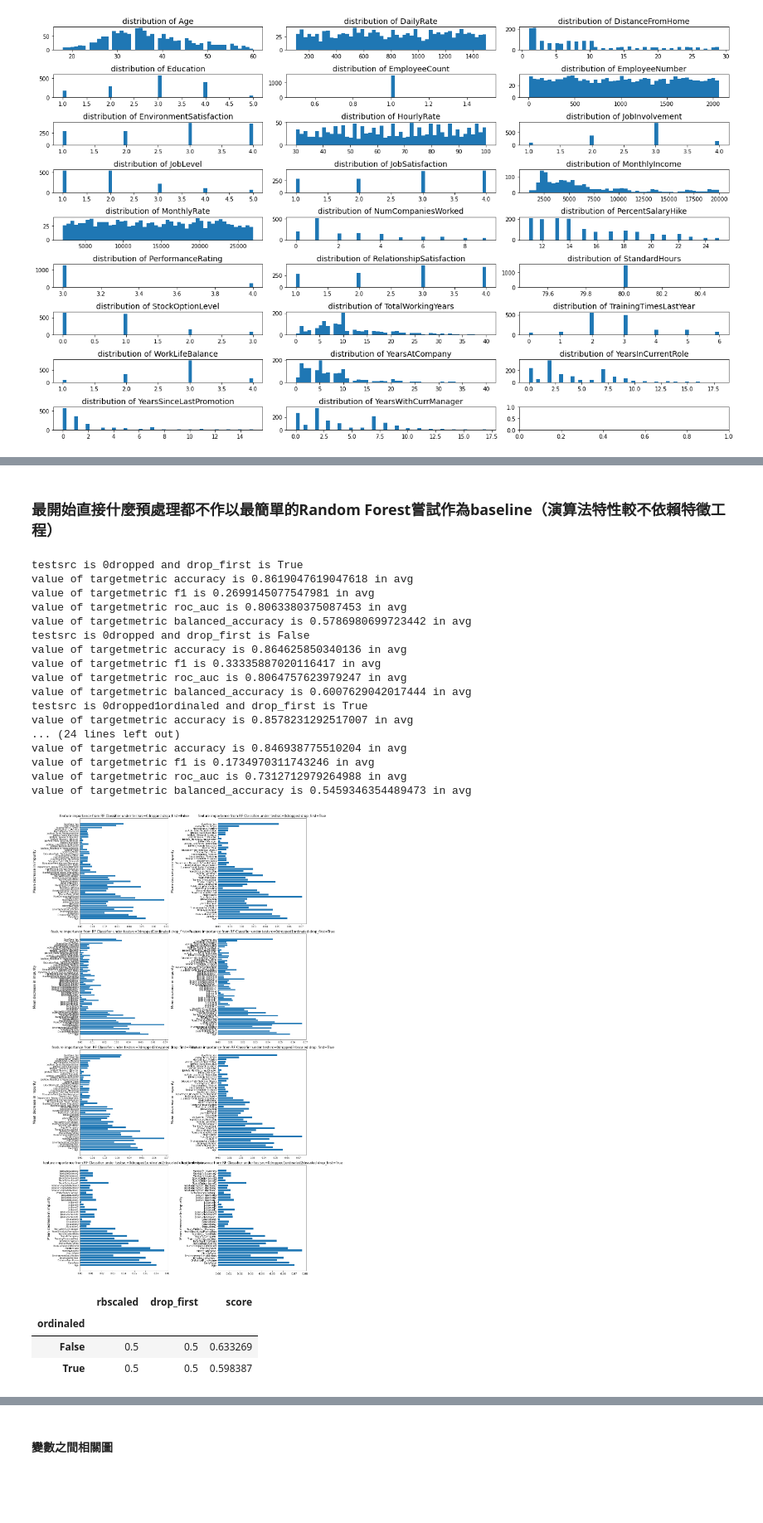
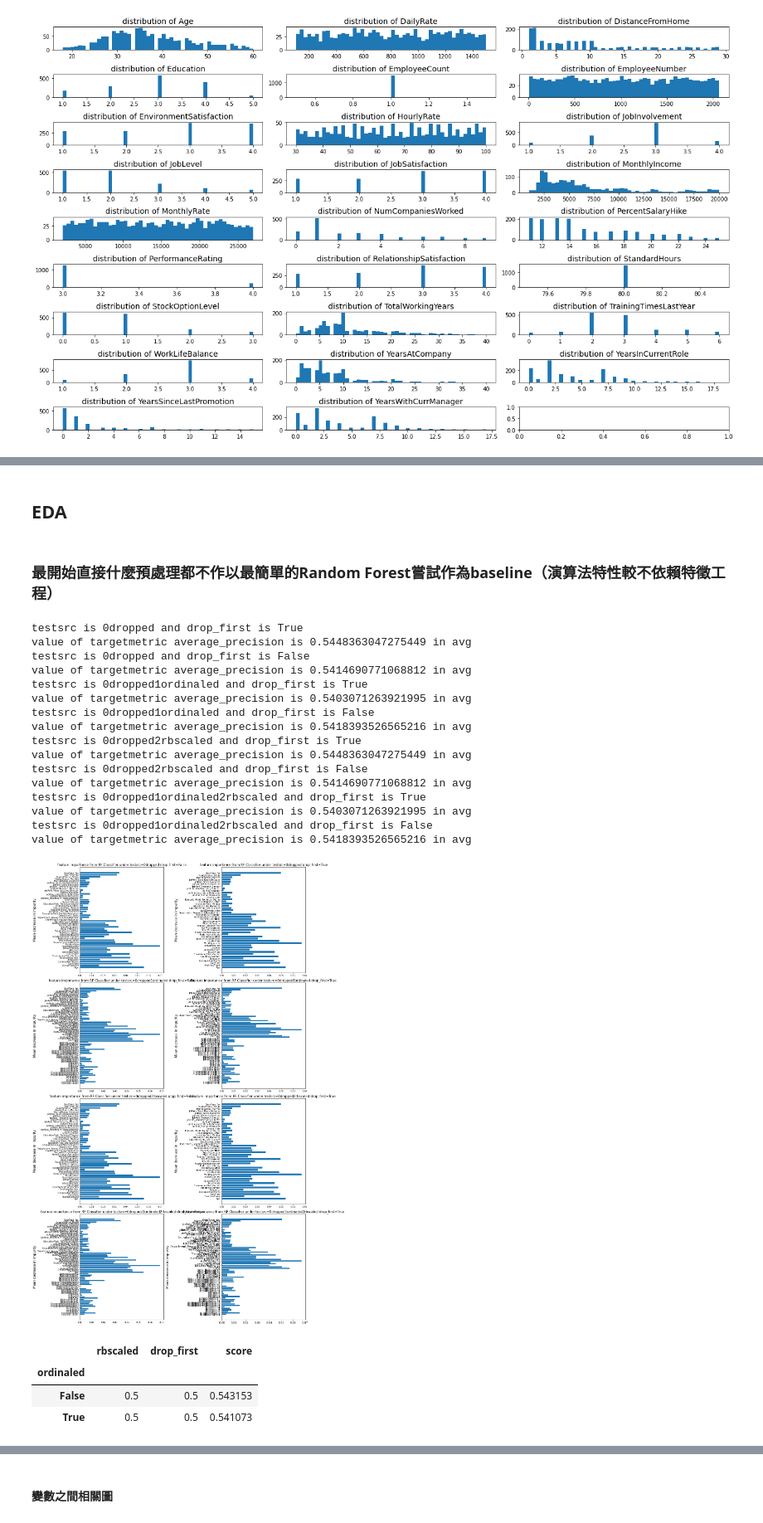
Before and after one commit to tingjhenjiang/jobreview1, a Jupyter notebook: 1111DataModeling_202207.ipynb, the cells around one changed output, grey strips where cells are left out. Shown at 83% size. Drawn from its saved outputs; the diff is of its cells as text; code cells hidden in the pictures; blank space fills up the shorter version.

```diff
--- a/1111DataModeling_202207.ipynb
+++ b/1111DataModeling_202207.ipynb
@@ -86,7 +90,8 @@ display(srcdf, srcdf[continueousVars].describe(), srcdf[categoricalVars].describ
 srcdf = pd.read_csv(testInputDfFile)
 srcdfY = srcdf.loc[:,'Attrition']
 lbzedSrcdfY = sklearn.preprocessing.LabelBinarizer().fit(srcdfY)
-pd.DataFrame(data={'srcdfY':srcdfY, 'lbzedSrcdfY':lbzedSrcdfY.transform(srcdfY)[:,0]})
+lbzedSrcdfY = lbzedSrcdfY.transform(srcdfY)[:,0]
+pd.DataFrame(data={'srcdfY':srcdfY, 'lbzedSrcdfY':lbzedSrcdfY})
 # %% [output]
 |  | srcdfY | lbzedSrcdfY |
 | 0 | Yes | 1 |
@@ -209,0 +165,35 @@ plotVarsDist(ovDFs.astype('category'),vartype='catg', nSubplotCols=4, figsize=(1
+# %%
+#沒有變異的變數
+checkvars = ['Over18','EmployeeCount','StandardHours']
+for checkvar in checkvars:
+    display(srcdf[checkvar].unique())
+cleanedsrcdf = {'0dropped':srcdf.drop(columns=checkvars)}
+try:
+    continueousVars.remove('EmployeeCount')
+    continueousVars.remove('StandardHours')
+    categoricalVars.remove('Over18')
+    categoricalVars.remove('BusinessTravel')
+except:
+    pass
+
+#次序資料
+#重新編碼BusinessTravel欄位
+cleanedsrcdf['0dropped'] = cleanedsrcdf['0dropped'].replace({'Non-Travel':0,'Travel_Rarely':1,'Travel_Frequently':2})
+ordinalVarsLevels = {'BusinessTravel':3,'Education':5,'EnvironmentSatisfaction':4,'JobInvolvement':4,'JobLevel':5,'JobSatisfaction':4,'PerformanceRating':4,'RelationshipSatisfaction':4,'StockOptionLevel':4,'WorkLifeBalance':4}
+#ordinalVarsLevels = {'BusinessTravel':3,'Education':5,'EnvironmentSatisfaction':4}
+ordinalVars = list(ordinalVarsLevels.keys())
+realContiVars = [col for col in continueousVars if col not in ordinalVars]
+
+cleanedsrcdf['0dropped1ordinaled'] = cleanedsrcdf['0dropped'].loc[:,:]
+cleanedsrcdf['0dropped1ordinaled'].loc[:,ordinalVars] = cleanedsrcdf['0dropped1ordinaled'].loc[:,ordinalVars]-cleanedsrcdf['0dropped1ordinaled'].loc[:,ordinalVars].min()
+ordinalColumnTransformers = []
+for col,levels in ordinalVarsLevels.items():
+    #累積機率的encoding
+    cumulativeOrdinalTransformer = (col+'Condor',mlmodeldefinition.CustomCondorOrdinalEncoder(nclasses=levels),col)
+    ordinalColumnTransformers.append(cumulativeOrdinalTransformer)
+coltransformer = sklearn.compose.ColumnTransformer(ordinalColumnTransformers, remainder='passthrough', verbose_feature_names_out=False).fit(cleanedsrcdf['0dropped1ordinaled'])
+cleanedsrcdf['0dropped1ordinaled'] = pd.DataFrame(data=coltransformer.transform(cleanedsrcdf['0dropped1ordinaled']),columns=coltransformer.get_feature_names_out())
+display(cleanedsrcdf['0dropped1ordinaled'])
+convertedOrdinalVars = [col for col in coltransformer.get_feature_names_out() if col not in realContiVars+categoricalVars]
+#cleanedsrcdf['0dropped1ordinaled'].loc[:,convertedOrdinalVars] = cleanedsrcdf['0dropped1ordinaled'].loc[:,convertedOrdinalVars].astype('category')
+plotVarsDist(cleanedsrcdf['0dropped1ordinaled'].loc[:,convertedOrdinalVars].astype('category'),vartype='catg', nSubplotCols=4, figsize=(18,10), titlefontsize=10)
@@ -265,6 +298,8 @@ for previousTestd,tempdf in cleanedsrcdf.items():
             t = tempdf[col].unique()
         except Exception as e:
             print('error at previousTestd {} col {} for {}'.format(previousTestd, col, e))
+# %% [markdown]
+## EDA
 # %% [markdown]
 ### 最開始直接什麼預處理都不作以最簡單的Random Forest嘗試作為baseline（演算法特性較不依賴特徵工程）
 # %%
@@ -279,54 +314,54 @@ for testsrc in cleanedsrcdf:
     dummiedSrcdfX = cleanedsrcdf[testsrc]
     figrowi += 1
     for drop_first in [True,False]:
         datai += 1
         print('testsrc is {} and drop_first is {}'.format(testsrc,drop_first))
         dummiedSrcdfXAfterDrop = pd.get_dummies(dummiedSrcdfX, drop_first=drop_first)
 
         clf = sklearn.ensemble.RandomForestClassifier(random_state=0)
         clf.fit(dummiedSrcdfXAfterDrop,y=lbzedSrcdfY)
         std = np.std([clf.feature_importances_ for tree in clf.estimators_], axis=0)
         ax[figrowi][datai%testnSubplotCols].barh(dummiedSrcdfXAfterDrop.columns, clf.feature_importances_, xerr=std, align='center')
 
         ax[figrowi][datai%testnSubplotCols].set_title("feature importance from RF Classifier under testsrc={} drop_first={}".format(testsrc, drop_first), fontsize=15)
         ax[figrowi][datai%testnSubplotCols].set_ylabel("Mean decrease in impurity", fontsize=15)
         plt.xticks(fontsize=12, rotation=0)
         plt.yticks(fontsize=12, rotation=0)
-        for targetmetric in ['accuracy','f1','roc_auc','balanced_accuracy']:
+        for targetmetric in ['average_precision']: #'accuracy','f1','roc_auc','balanced_accuracy',
             cvscores = sklearn.model_selection.cross_val_score(clf, dummiedSrcdfXAfterDrop, lbzedSrcdfY, cv=5, scoring=targetmetric)
             print('value of targetmetric {} is {} in avg'.format(
                 targetmetric,
                 np.mean(cvscores)
                 ))
             tempEvaluationDicts.append({'ordinaled':iftestsrcordinaled, 'rbscaled':iftestsrcrbscaled, 'metric':targetmetric, 'drop_first':drop_first, 'score':np.mean(cvscores)})
 plt.tight_layout()
 plt.show()
 pretestMetrics = pd.DataFrame.from_records(tempEvaluationDicts)
-for testAttr in ['ordinaled','rbscaled','drop_first']:
+#for testAttr in ['ordinaled','rbscaled','drop_first']:
+testAttrs = ['ordinaled','rbscaled','drop_first','metric']
+for testAttr in testAttrs:
     display(pretestMetrics.groupby(testAttr).agg('mean'))
-display(pretestMetrics.groupby('metric').agg('mean'))
 # %% [output]
 testsrc is 0dropped and drop_first is True
-value of targetmetric accuracy is 0.8619047619047618 in avg
-value of targetmetric f1 is 0.2699145077547981 in avg
-value of targetmetric roc_auc is 0.8063380375087453 in avg
-value of targetmetric balanced_accuracy is 0.5786980699723442 in avg
+value of targetmetric average_precision is 0.5448363047275449 in avg
 testsrc is 0dropped and drop_first is False
-value of targetmetric accuracy is 0.864625850340136 in avg
-value of targetmetric f1 is 0.33335887020116417 in avg
-value of targetmetric roc_auc is 0.8064757623979247 in avg
-value of targetmetric balanced_accuracy is 0.6007629042017444 in avg
+value of targetmetric average_precision is 0.5414690771068812 in avg
 testsrc is 0dropped1ordinaled and drop_first is True
-value of targetmetric accuracy is 0.8578231292517007 in avg
-... (24 lines left out)
-value of targetmetric accuracy is 0.846938775510204 in avg
-value of targetmetric f1 is 0.1734970311743246 in avg
-value of targetmetric roc_auc is 0.7312712979264988 in avg
-value of targetmetric balanced_accuracy is 0.5459346354489473 in avg
+value of targetmetric average_precision is 0.5403071263921995 in avg
+testsrc is 0dropped1ordinaled and drop_first is False
+value of targetmetric average_precision is 0.5418393526565216 in avg
+testsrc is 0dropped2rbscaled and drop_first is True
+value of targetmetric average_precision is 0.5448363047275449 in avg
+testsrc is 0dropped2rbscaled and drop_first is False
+value of targetmetric average_precision is 0.5414690771068812 in avg
+testsrc is 0dropped1ordinaled2rbscaled and drop_first is True
+value of targetmetric average_precision is 0.5403071263921995 in avg
+testsrc is 0dropped1ordinaled2rbscaled and drop_first is False
+value of targetmetric average_precision is 0.5418393526565216 in avg
-[figure, old version]
+[figure, new version]
 |  | rbscaled | drop_first | score |
 | ordinaled |  |  |  |
-| False | 0.5 | 0.5 | 0.633269 |
-| True | 0.5 | 0.5 | 0.598387 |
+| False | 0.5 | 0.5 | 0.543153 |
+| True | 0.5 | 0.5 | 0.541073 |
 |  | ordinaled | drop_first | score |
 | rbscaled |  |  |  |
```
Also changed, not shown: parts of 37 cells of this notebook, 3 other files.
